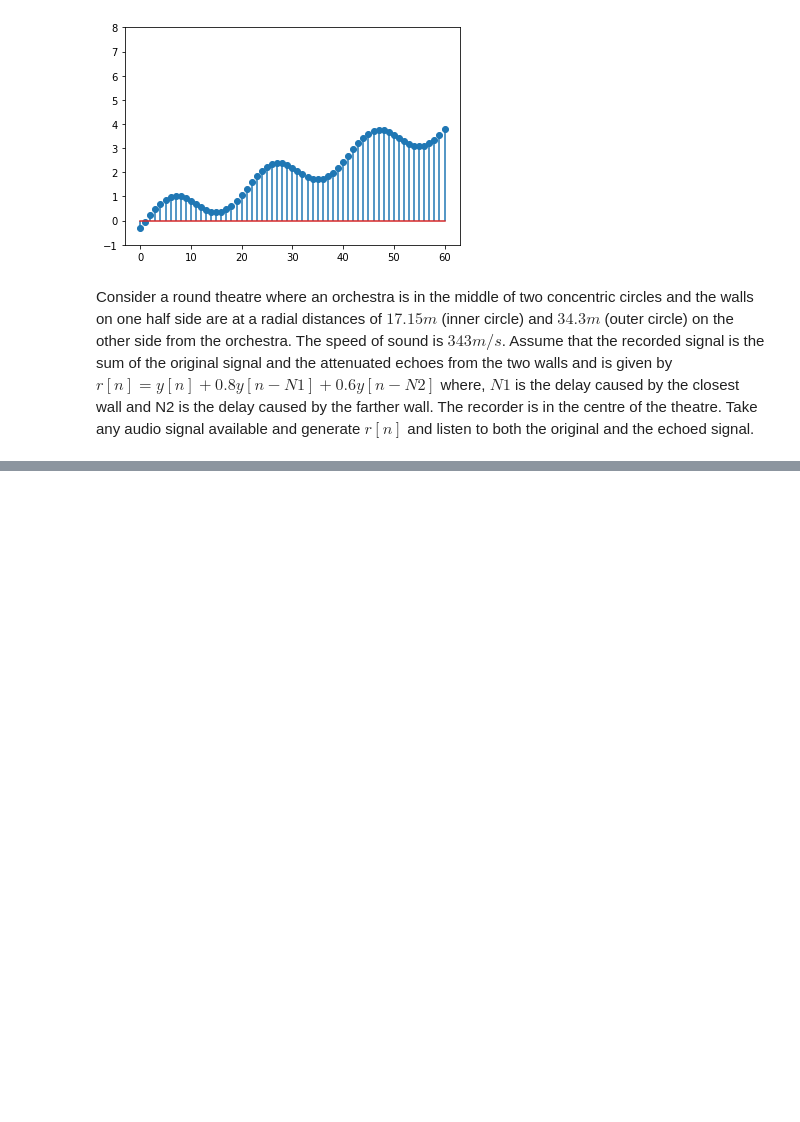
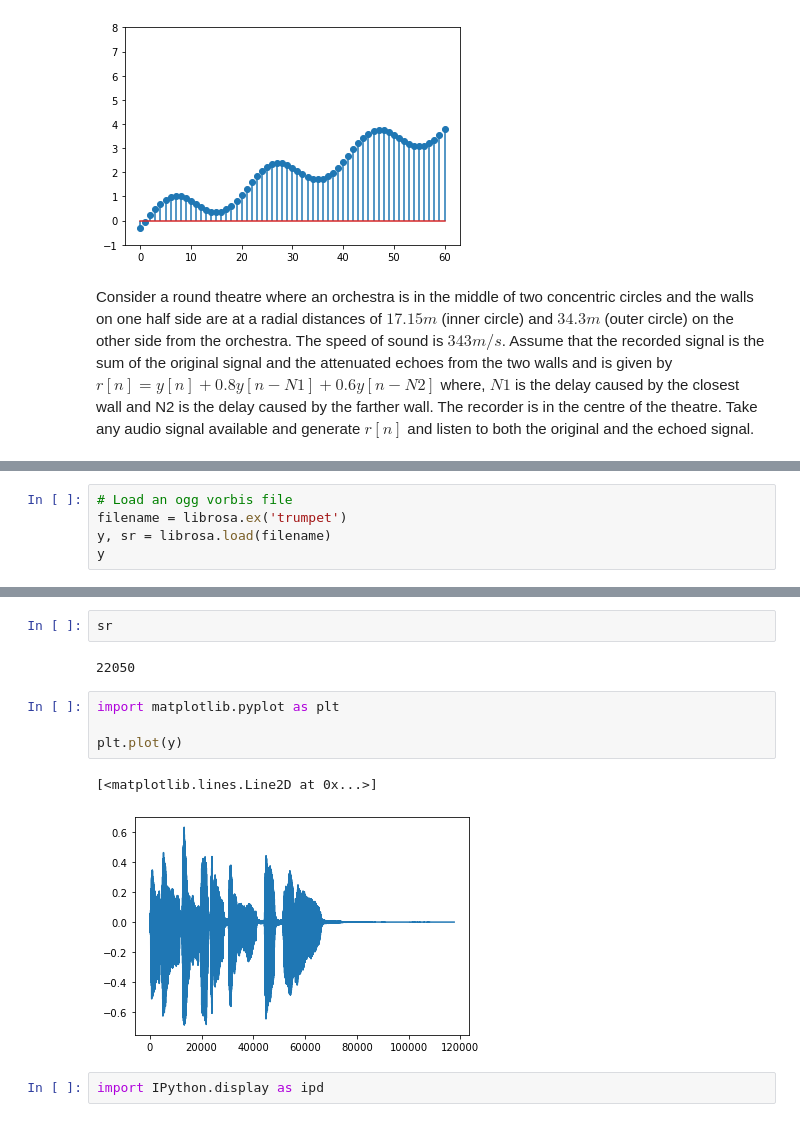
Before and after one commit to the-pinbo/EC211, a Jupyter notebook: Lab1/TimeDomain_4.ipynb, the cells around one changed output, grey strips where cells are left out. Drawn from its saved outputs; the diff is of its cells as text; blank space fills up the shorter version.

```diff
--- a/Lab1/TimeDomain_4.ipynb
+++ b/Lab1/TimeDomain_4.ipynb
@@ -503,0 +628,5 @@ the echoed signal.
+# %%
+# Load an ogg vorbis file
+filename = librosa.ex('trumpet')
+y, sr = librosa.load(filename)
+y
@@ -503,0 +637,13 @@ the echoed signal.
+# %%
+sr
+# %% [output]
+22050
+# %%
+import matplotlib.pyplot as plt
+
+plt.plot(y)
+# %% [output]
+[<matplotlib.lines.Line2D at 0x...>]
+[figure, added]
+# %%
+import IPython.display as ipd
```
Also changed, not shown: parts of 52 cells of this notebook, 1 other file.
